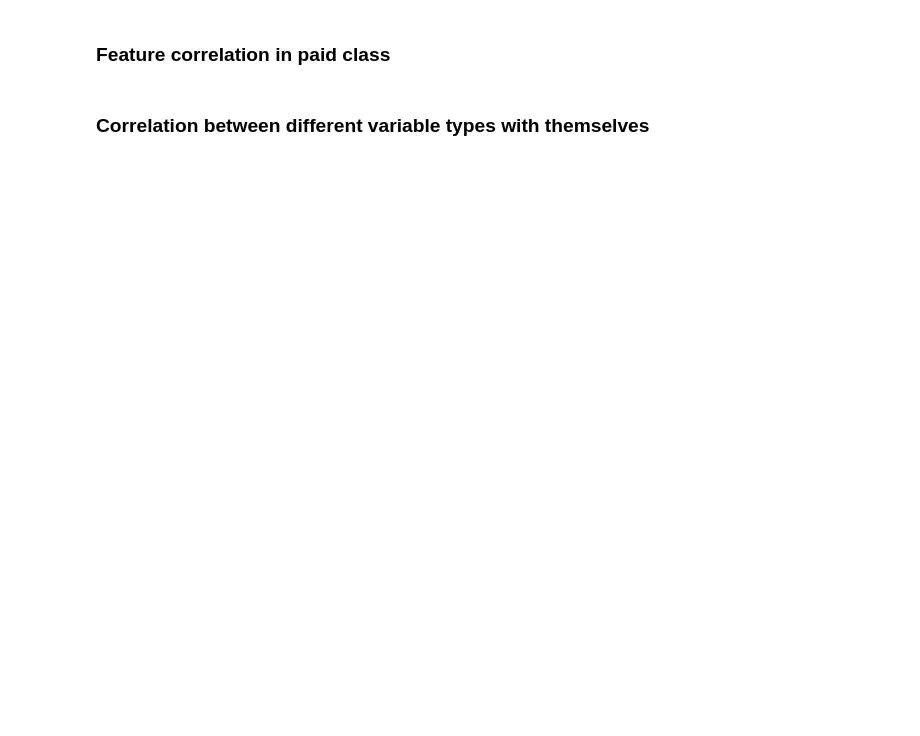
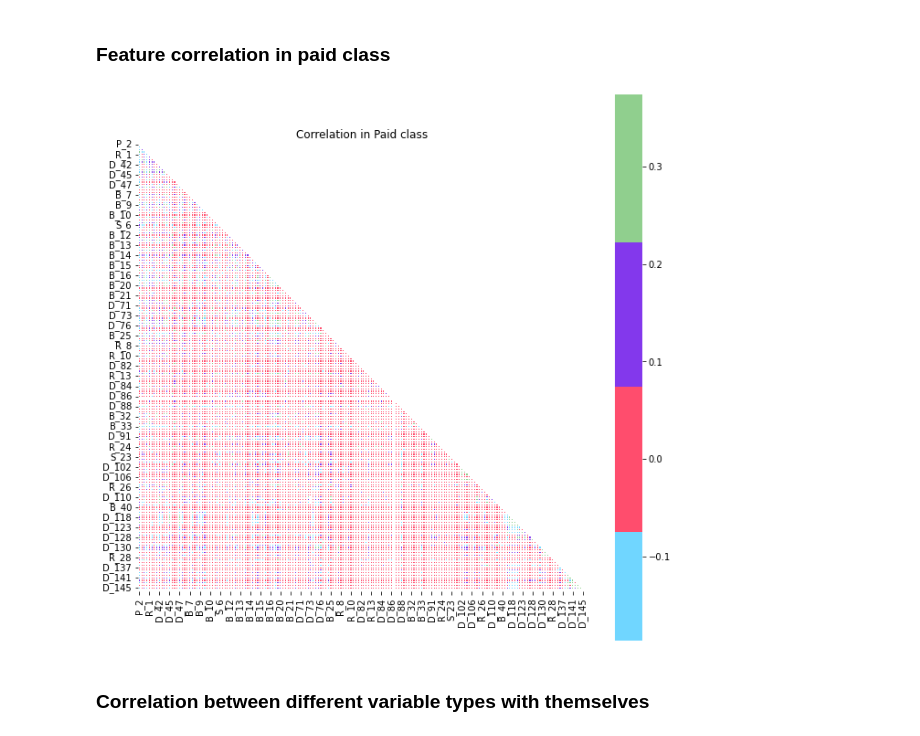
Before and after one commit to Garimagupta85/Default-Prediction, a Jupyter notebook: EDA_Model.ipynb, the cells around one changed output. Cells and saved outputs as stored; diff of their text form; code cells hidden in the pictures; blank space fills up the shorter version.

```diff
--- a/EDA_Model.ipynb
+++ b/EDA_Model.ipynb
@@ -192,0 +218,3 @@ gc.collect()
+# %%
+paid_class = train_data[train_data['target']==0]
+paid_class.head()
@@ -206,4 +254,13 @@ df_ris = train_data[ris_cols]
 # %% [markdown]
 ### Feature correlation in paid class
+# %%
+plt.figure(figsize =(11,11))
+corr = paid_class.corr()
+mask = np.triu(np.ones_like(corr, dtype = bool))
+sns.heatmap(corr, mask = mask, robust = True, center = 0,square = True, linewidths =.6, cmap = custom_colors)
+plt.title('Correlation in Paid class')
+plt.show()
+# %% [output]
+[figure, added]
 # %% [markdown]
 ### Correlation between different variable types with themselves
```
Also changed, not shown: parts of 30 cells of this notebook.
